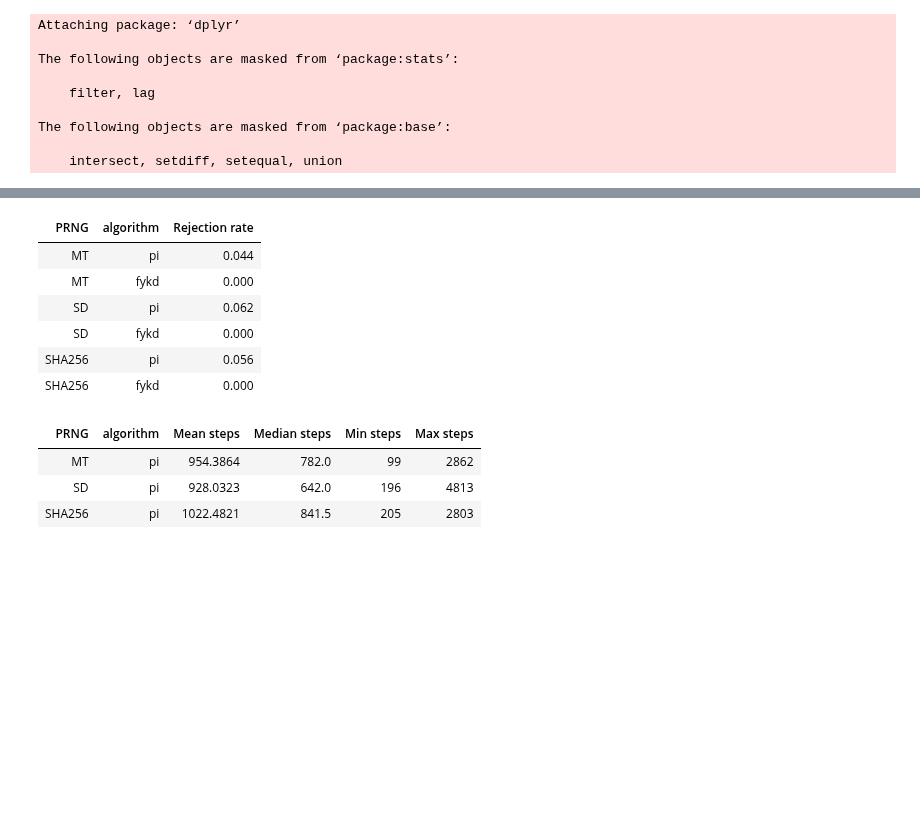
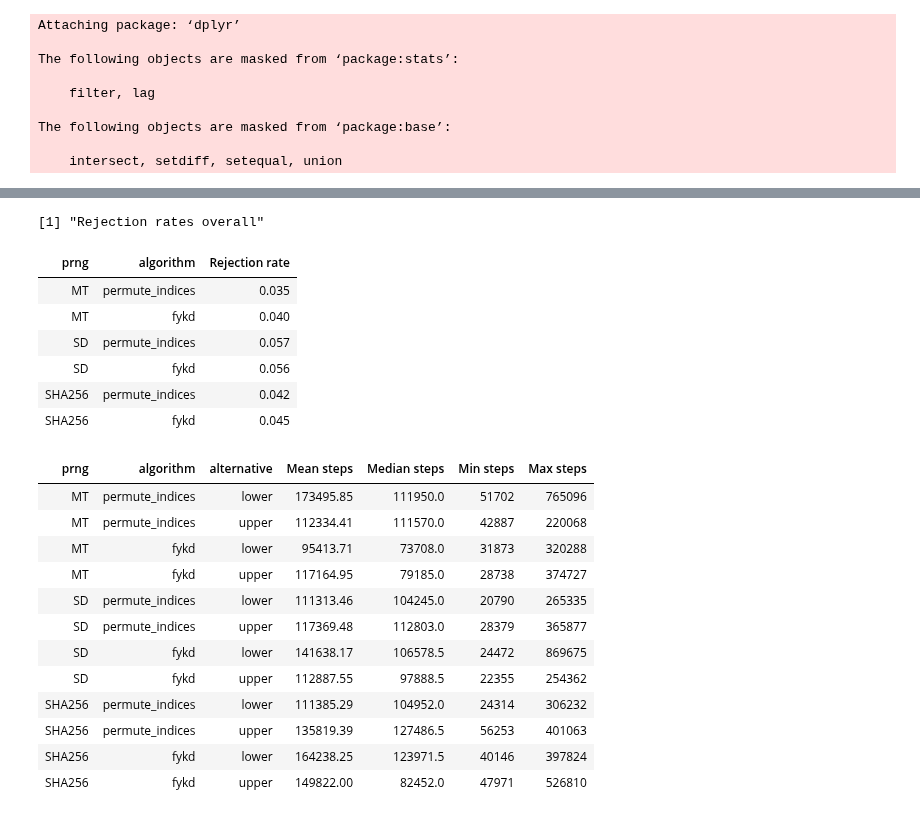
Before and after one commit to kellieotto/prngs-and-permutations, a Jupyter notebook: Code/SPRT/results/derangement_results.ipynb, the cells around one changed output, grey strips where cells are left out. Drawn from its saved outputs; the diff is of its cells as text; code cells hidden in the pictures; blank space fills up the shorter version.

```diff
--- a/Code/SPRT/results/derangement_results.ipynb
+++ b/Code/SPRT/results/derangement_results.ipynb
@@ -78,12 +86,10 @@ rawdatafiles <- list.files("../rawdata/")
 
 res <- lapply(1:nrow(combinations), function(index){
   filename <- paste0(combinations[index, 1],
-                     "_derangements_", combinations[index, 2], "_n10.csv")
+                     "_derangements_", combinations[index, 2], "_n100.csv")
   if(!(filename %in% rawdatafiles)){ return()}
 
   tmp <- read.csv(paste0("../rawdata/", filename), header = TRUE)
-  tmp$PRNG <- rep(combinations[index, 1], nrow(tmp))
-  tmp$algorithm <- rep(combinations[index, 2], nrow(tmp))
   return(tmp)
 })
 res <- do.call(rbind, res)
@@ -109,0 +117,7 @@ str(res)
+# %%
+tmp <- melt(res, id.vars = c("prng", "algorithm", "seed"))
+splitCols <- str_split_fixed(tmp$variable, "_", 2)
+colnames(splitCols) <- c("var", "alternative")
+tmp <- cbind(tmp, splitCols)
+res <- dcast(tmp, prng+algorithm+seed+alternative ~ var, value.var = "value")
+str(res)
@@ -110,23 +151,37 @@ str(res)
 # %%
-res %>% group_by(PRNG, algorithm) %>% summarise("Rejection rate" = mean(decision == "1"))
+print("Rejection rates overall")
+res %>% group_by(prng, algorithm) %>%
+    summarise("Rejection rate" = mean(decision == "1")*2)
 # %% [output]
+[1] "Rejection rates overall"
-| PRNG | algorithm | Rejection rate |
-| MT | pi | 0.044 |
-| MT | fykd | 0.000 |
-| SD | pi | 0.062 |
-| SD | fykd | 0.000 |
-| SHA256 | pi | 0.056 |
-| SHA256 | fykd | 0.000 |
+| prng | algorithm | Rejection rate |
+| MT | permute_indices | 0.035 |
+| MT | fykd | 0.040 |
+| SD | permute_indices | 0.057 |
+| SD | fykd | 0.056 |
+| SHA256 | permute_indices | 0.042 |
+| SHA256 | fykd | 0.045 |
 # %%
 rejects <- res %>% filter(decision != "None")
-rejects %>% group_by(PRNG, algorithm) %>% summarise("Mean steps" = mean(steps),
-                                                    "Median steps" = median(steps),
-                                                    "Min steps" = min(steps),
-                                                    "Max steps" = max(steps))
+rejects %>% group_by(prng, algorithm, alternative) %>%
+    mutate(steps = as.numeric(steps)) %>%
+    summarise("Mean steps" = mean(steps),
+    "Median steps" = median(steps),
+    "Min steps" = min(steps),
+    "Max steps" = max(steps))
 # %% [output]
-| PRNG | algorithm | Mean steps | Median steps | Min steps | Max steps |
-| MT | pi | 954.3864 | 782.0 | 99 | 2862 |
-| SD | pi | 928.0323 | 642.0 | 196 | 4813 |
-| SHA256 | pi | 1022.4821 | 841.5 | 205 | 2803 |
+| prng | algorithm | alternative | Mean steps | Median steps | Min steps | Max steps |
+| MT | permute_indices | lower | 173495.85 | 111950.0 | 51702 | 765096 |
+| MT | permute_indices | upper | 112334.41 | 111570.0 | 42887 | 220068 |
+| MT | fykd | lower | 95413.71 | 73708.0 | 31873 | 320288 |
+| MT | fykd | upper | 117164.95 | 79185.0 | 28738 | 374727 |
+| SD | permute_indices | lower | 111313.46 | 104245.0 | 20790 | 265335 |
+| SD | permute_indices | upper | 117369.48 | 112803.0 | 28379 | 365877 |
+| SD | fykd | lower | 141638.17 | 106578.5 | 24472 | 869675 |
+| SD | fykd | upper | 112887.55 | 97888.5 | 22355 | 254362 |
+| SHA256 | permute_indices | lower | 111385.29 | 104952.0 | 24314 | 306232 |
+| SHA256 | permute_indices | upper | 135819.39 | 127486.5 | 56253 | 401063 |
+| SHA256 | fykd | lower | 164238.25 | 123971.5 | 40146 | 397824 |
+| SHA256 | fykd | upper | 149822.00 | 82452.0 | 47971 | 526810 |
 # %%
 rejects %>%
```
Also changed, not shown: parts of 6 cells of this notebook.
